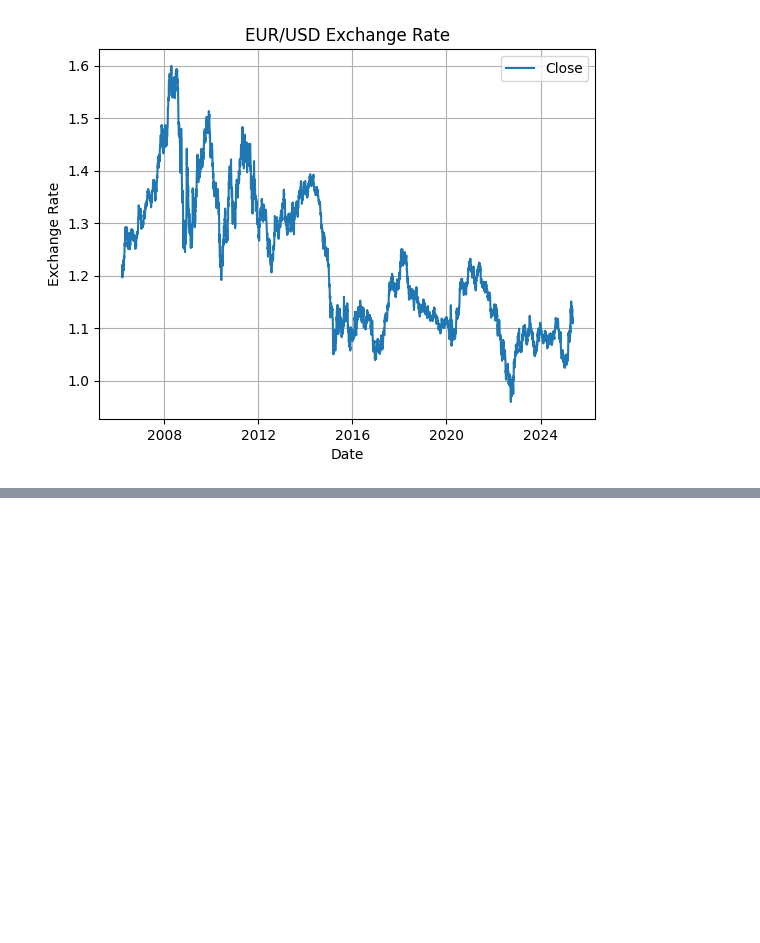
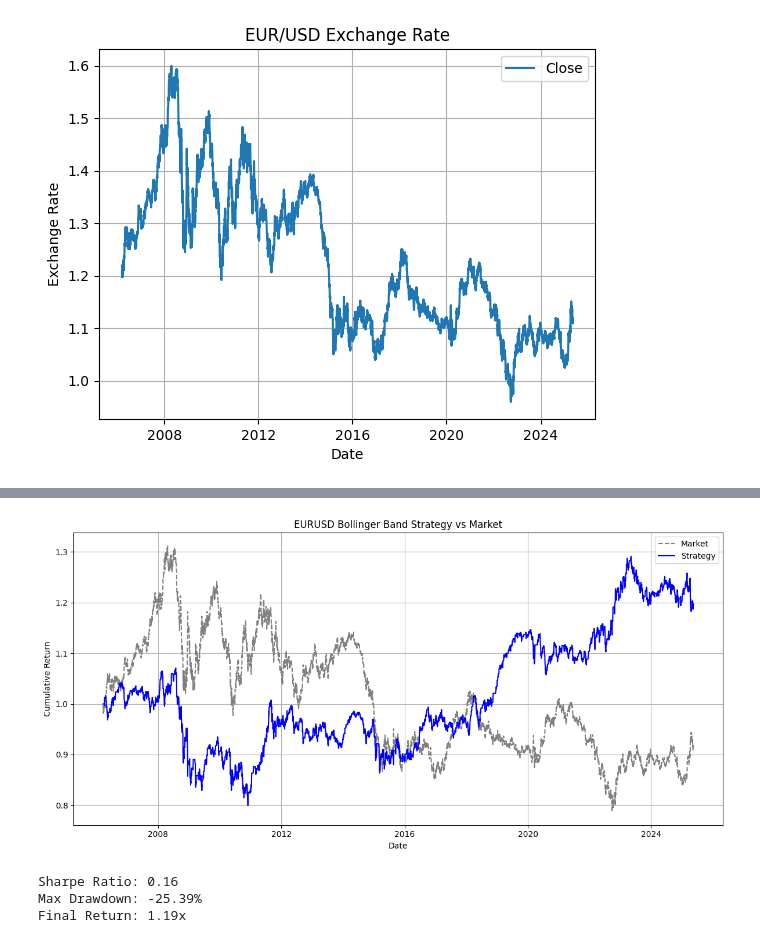
Before and after one commit to dt-17/algotrading, a Jupyter notebook: prototyping.ipynb, the cells around one changed output, grey strips where cells are left out. Cells and saved outputs as stored; diff of their text form; code cells hidden in the pictures; blank space fills up the shorter version.

Commit message:
edits
tuned parameters on strategy, wrapped logic in functions

```diff
--- a/prototyping.ipynb
+++ b/prototyping.ipynb
@@ -44,18 +44,3 @@ plt.grid()
 plt.show()
 # %% [output]
 [figure]
-# %%
-# create bollinger bands
-window = 20
-num_std = 2
-
-def bollinger_bands(data, window=20, num_std_dev=2):
-    rolling_mean = data['close'].rolling(window=window).mean()
-    rolling_std = data['close'].rolling(window=window).std()
-
-    upper_band = rolling_mean + (rolling_std * num_std_dev)
-    lower_band = rolling_mean - (rolling_std * num_std_dev)
-
-    return rolling_mean, upper_band, lower_band
-
-eurusd['sma'], eurusd['upper_band'], eurusd['lower_band'] = bollinger_bands(eurusd, window, num_std)
@@ -151,0 +207,33 @@ plt.show()
+# %%
+def plot_equity_curve(df):
+    """
+    Plot the equity curve for strategy and market.
+
+    Parameters:
+    ----------
+    df : pandas.DataFrame
+        Must contain 'cumulative_market' and 'cumulative_strategy' columns.
+    """
+    plt.figure(figsize=(12, 6))
+    plt.plot(df['cumulative_market'], label='Market', color='grey', linestyle='--')
+    plt.plot(df['cumulative_strategy'], label='Strategy', color='blue')
+    plt.title('EURUSD Bollinger Band Strategy vs Market')
+    plt.xlabel('Date')
+    plt.ylabel('Cumulative Return')
+    plt.legend()
+    plt.grid(True)
+    plt.tight_layout()
+    plt.show()
+# %%
+signals_df = generate_signals(eurusd, 10, 1.5)
+results = run_backtest(signals_df)
+plot_equity_curve(results['df'])
+
+print(f"Sharpe Ratio: {results['sharpe']:.2f}")
+print(f"Max Drawdown: {results['max_drawdown']:.2%}")
+print(f"Final Return: {results['final_return']:.2f}x")
+# %% [output]
+[figure, added]
+Sharpe Ratio: 0.16
+Max Drawdown: -25.39%
+Final Return: 1.19x
```
Also changed, not shown: parts of 6 cells of this notebook, 1 other file.
